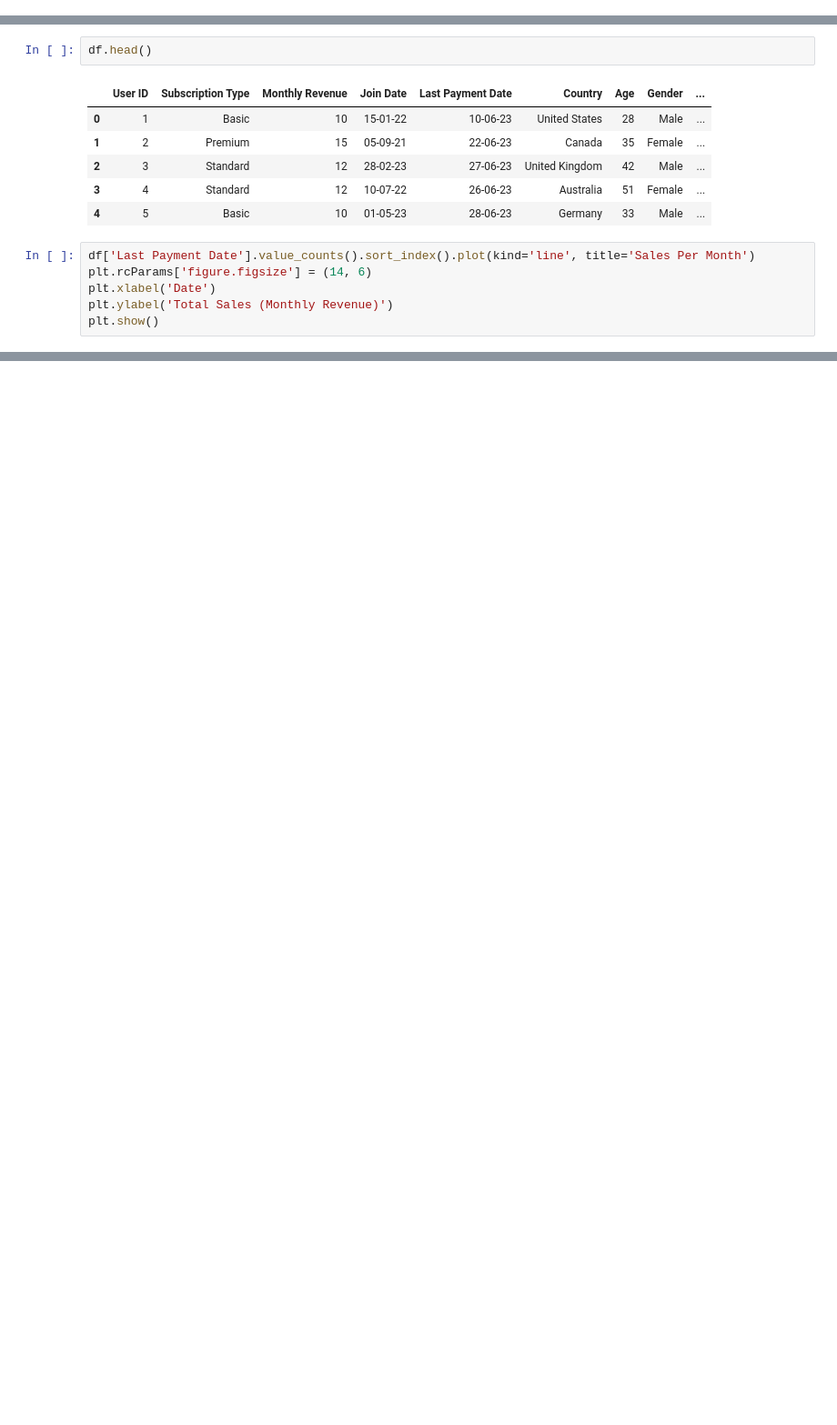
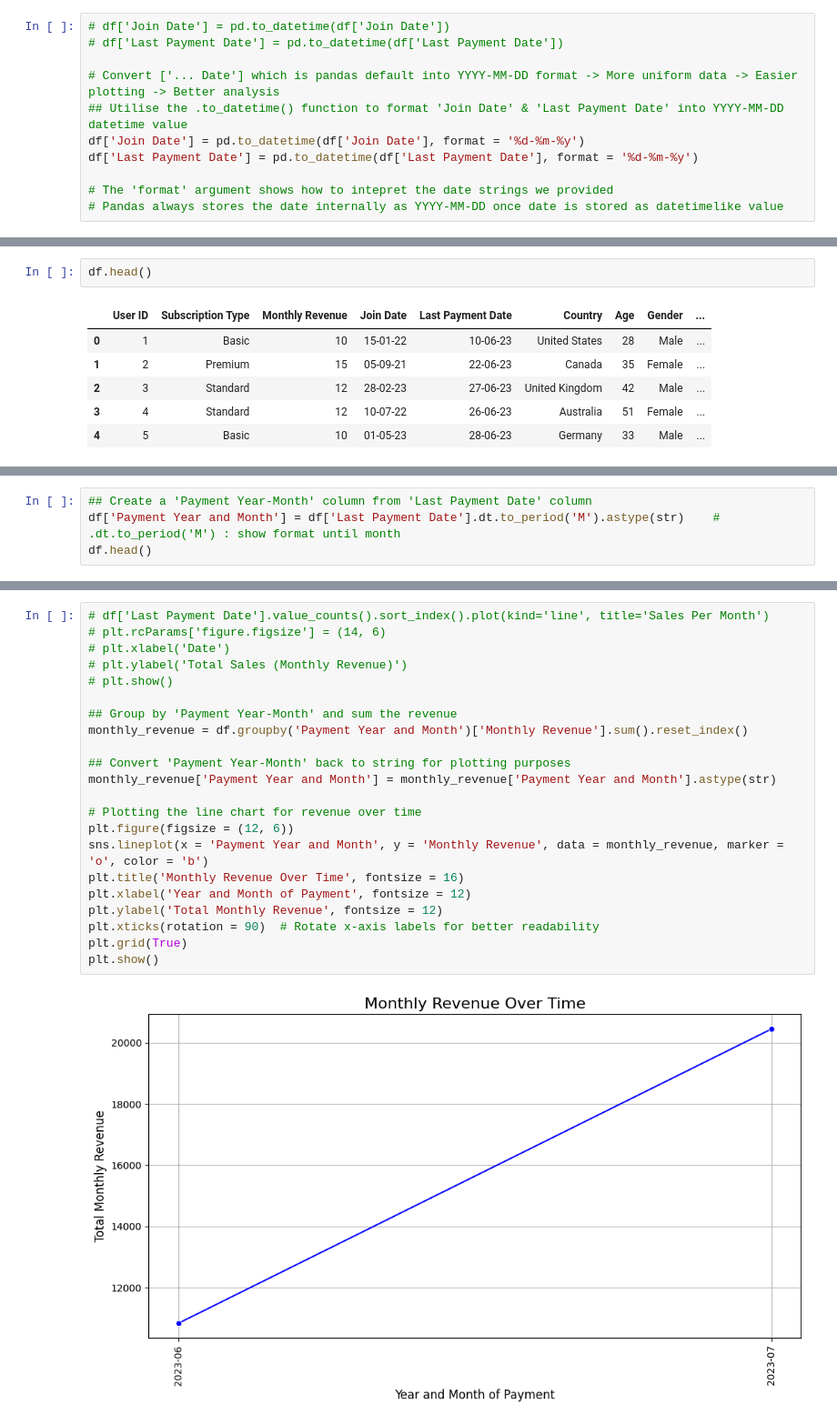
Before and after one commit to julianacharisser/My-DAC-Curriculum, a Jupyter notebook: EDA-and-Tableau-Tutorial/EDA-and-Tableau-Tutorial.ipynb, the cells around one changed output, grey strips where cells are left out. Shown: that part at 91% size. Drawn from its saved outputs; the diff is of its cells as text; blank space fills up the shorter version.

```diff
--- a/EDA-and-Tableau-Tutorial/EDA-and-Tableau-Tutorial.ipynb
+++ b/EDA-and-Tableau-Tutorial/EDA-and-Tableau-Tutorial.ipynb
@@ -54,3 +64,14 @@ df['Last Payment Date'] = pd.to_datetime(df['Last Payment Date'])
+# %%
+# df['Join Date'] = pd.to_datetime(df['Join Date'])
+# df['Last Payment Date'] = pd.to_datetime(df['Last Payment Date'])
+
+# Convert ['... Date'] which is pandas default into YYYY-MM-DD format -> More uniform data -> Easier plotting -> Better analysis
+## Utilise the .to_datetime() function to format 'Join Date' & 'Last Payment Date' into YYYY-MM-DD datetime value
+df['Join Date'] = pd.to_datetime(df['Join Date'], format = '%d-%m-%y')
+df['Last Payment Date'] = pd.to_datetime(df['Last Payment Date'], format = '%d-%m-%y')
+
+# The 'format' argument shows how to intepret the date strings we provided
+# Pandas always stores the date internally as YYYY-MM-DD once date is stored as datetimelike value
 # %%
 df.info(show_counts=True)
 # %% [output]
@@ -128,9 +129,3 @@ df.head()
 | 2 | 3 | Standard | 12 | 28-02-23 | 27-06-23 | United Kingdom | 42 | Male | ... |
 | 3 | 4 | Standard | 12 | 10-07-22 | 26-06-23 | Australia | 51 | Female | ... |
 | 4 | 5 | Basic | 10 | 01-05-23 | 28-06-23 | Germany | 33 | Male | ... |
-# %%
-df['Last Payment Date'].value_counts().sort_index().plot(kind='line', title='Sales Per Month')
-plt.rcParams['figure.figsize'] = (14, 6)
-plt.xlabel('Date')
-plt.ylabel('Total Sales (Monthly Revenue)')
-plt.show()
@@ -138,0 +132,4 @@ plt.show()
+# %%
+## Create a 'Payment Year-Month' column from 'Last Payment Date' column
+df['Payment Year and Month'] = df['Last Payment Date'].dt.to_period('M').astype(str)    # .dt.to_period('M') : show format until month
+df.head()
@@ -138,0 +143,24 @@ plt.show()
+# %%
+# df['Last Payment Date'].value_counts().sort_index().plot(kind='line', title='Sales Per Month')
+# plt.rcParams['figure.figsize'] = (14, 6)
+# plt.xlabel('Date')
+# plt.ylabel('Total Sales (Monthly Revenue)')
+# plt.show()
+
+## Group by 'Payment Year-Month' and sum the revenue
+monthly_revenue = df.groupby('Payment Year and Month')['Monthly Revenue'].sum().reset_index()
+
+## Convert 'Payment Year-Month' back to string for plotting purposes
+monthly_revenue['Payment Year and Month'] = monthly_revenue['Payment Year and Month'].astype(str)
+
+# Plotting the line chart for revenue over time
+plt.figure(figsize = (12, 6))
+sns.lineplot(x = 'Payment Year and Month', y = 'Monthly Revenue', data = monthly_revenue, marker = 'o', color = 'b')
+plt.title('Monthly Revenue Over Time', fontsize = 16)
+plt.xlabel('Year and Month of Payment', fontsize = 12)
+plt.ylabel('Total Monthly Revenue', fontsize = 12)
+plt.xticks(rotation = 90)  # Rotate x-axis labels for better readability
+plt.grid(True)
+plt.show()
+# %% [output]
+[figure, added]
```
Also changed, not shown: parts of 32 cells of this notebook.
